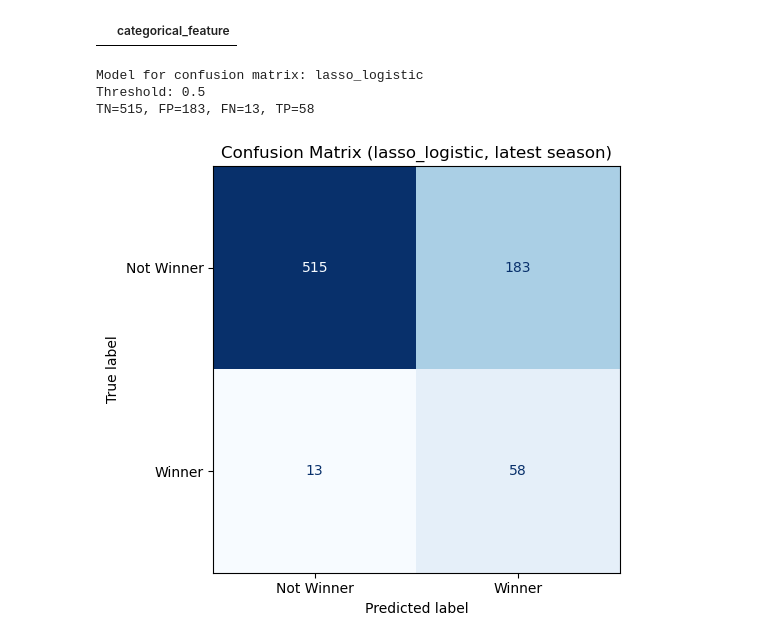
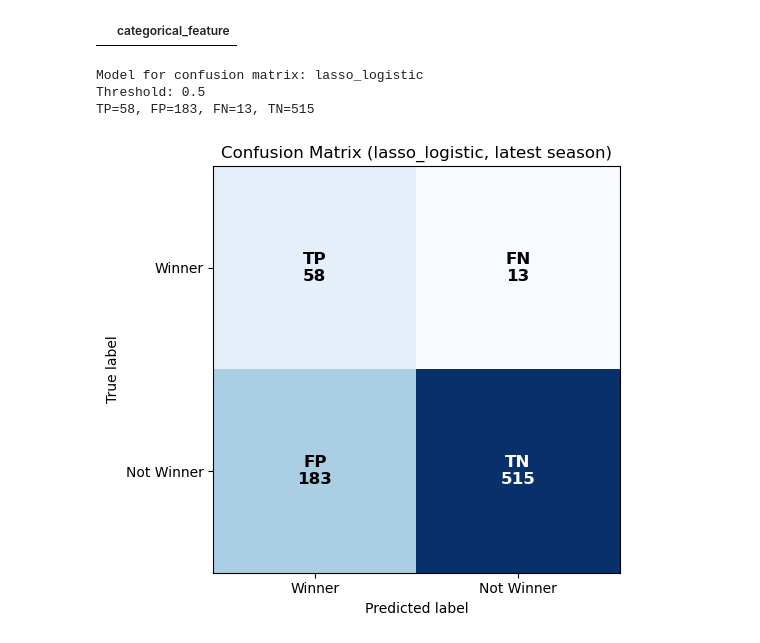
Before and after one commit to Tttaussig33/tommy-award-analysis, a Jupyter notebook: Ridge_Lasso_Logistic_Regression.ipynb, the cells around one changed output. Drawn from its saved outputs; the diff is of its cells as text; code cells hidden in the pictures.

Commit message:
Correct confusion matrix

```diff
--- a/Ridge_Lasso_Logistic_Regression.ipynb
+++ b/Ridge_Lasso_Logistic_Regression.ipynb
@@ -488,37 +488,48 @@ Categorical features
 # Confusion matrix for the top-ranked latest-season model.
 # This is row-level (player-game rows): Winner (1) vs Not Winner (0).
 import matplotlib.pyplot as plt
 from sklearn.metrics import ConfusionMatrixDisplay, confusion_matrix
 
 if "latest_ranked_df" not in globals() or "latest_scored_outputs" not in globals():
     raise RuntimeError("Run the training/evaluation cells first so latest_ranked_df and latest_scored_outputs exist.")
 
 best_model_name = latest_ranked_df.iloc[0]["model"]
 cm_df = latest_scored_outputs[best_model_name].copy()
 
 y_true = cm_df["y"].astype(int)
 y_prob = cm_df["pred_prob"].clip(1e-6, 1 - 1e-6)
 y_pred = (y_prob >= PRED_THRESHOLD).astype(int)
 
-cm = confusion_matrix(y_true, y_pred, labels=[0, 1])
-tn, fp, fn, tp = cm.ravel()
+cm = confusion_matrix(y_true, y_pred, labels=[1, 0])
+# With labels=[1, 0], matrix layout is [[TP, FN], [FP, TN]].
+tp, fn, fp, tn = cm.ravel()
 
 print(f"Model for confusion matrix: {best_model_name}")
 print(f"Threshold: {PRED_THRESHOLD}")
-print(f"TN={tn}, FP={fp}, FN={fn}, TP={tp}")
+print(f"TP={tp}, FP={fp}, FN={fn}, TN={tn}")
 
 fig, ax = plt.subplots(figsize=(6, 5))
-ConfusionMatrixDisplay(confusion_matrix=cm, display_labels=["Not Winner", "Winner"]).plot(
+ConfusionMatrixDisplay(confusion_matrix=cm, display_labels=["Winner", "Not Winner"]).plot(
     ax=ax,
     cmap="Blues",
-    values_format="d",
+    include_values=False,
     colorbar=False,
 )
+
+cell_labels = [["TP", "FN"], ["FP", "TN"]]
+threshold = cm.max() / 2.0
+for i in range(2):
+    for j in range(2):
+        value = cm[i, j]
+        label = cell_labels[i][j]
+        color = "white" if value > threshold else "black"
+        ax.text(j, i, f"{label}\n{value}", ha="center", va="center", color=color, fontsize=12, fontweight="bold")
+
 ax.set_title(f"Confusion Matrix ({best_model_name}, latest season)")
 plt.tight_layout()
 plt.show()
 # %% [output]
 Model for confusion matrix: lasso_logistic
 Threshold: 0.5
-TN=515, FP=183, FN=13, TP=58
+TP=58, FP=183, FN=13, TN=515
-[figure, old version]
+[figure, new version]
```
